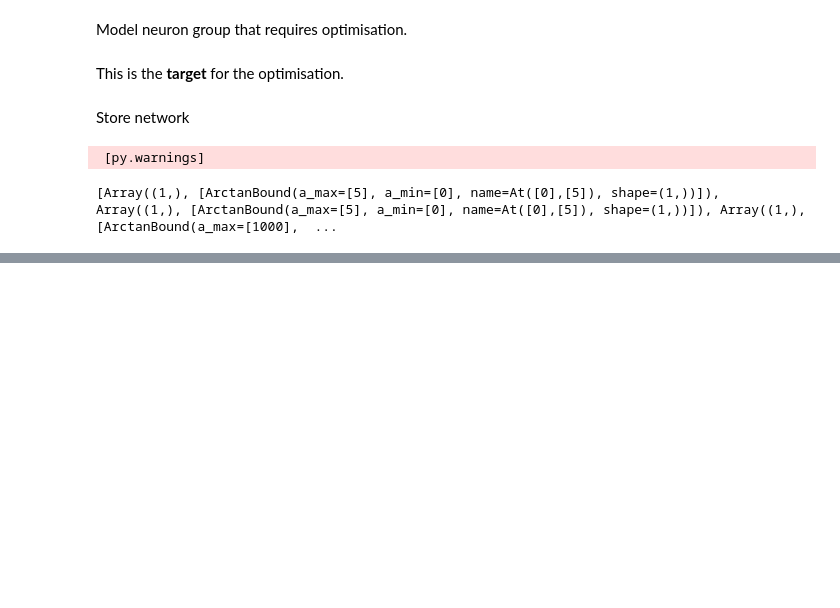
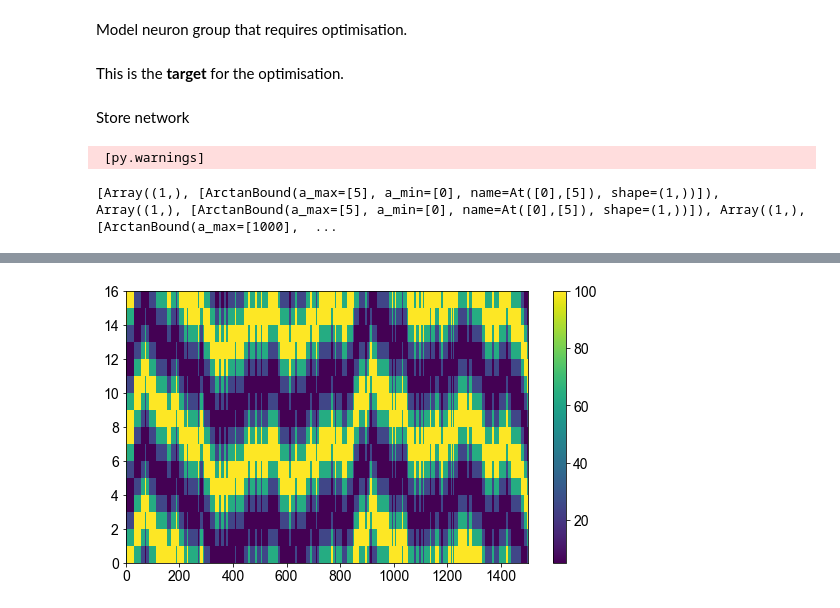
Before and after one commit to filippoferrari/CX_Path_Integration, a Jupyter notebook: notebooks/parameters_tuning_gamma_factor.ipynb, the cells around one changed output, grey strips where cells are left out. Drawn from its saved outputs; the diff is of its cells as text; code cells hidden in the pictures; blank space fills up the shorter version.

```diff
--- a/notebooks/parameters_tuning_gamma_factor.ipynb
+++ b/notebooks/parameters_tuning_gamma_factor.ipynb
@@ -165,0 +225,7 @@ Candidate(args=(2.2607544874580032, 2.293116352177294, 284.7926912211878, 342.76
+# %%
+plt.figure(figsize=(9,5))
+plt.pcolormesh(headings.T)
+plt.colorbar()
+plt.show()
+# %% [output]
+[figure, added]
```
Also changed, not shown: parts of 17 cells of this notebook, 5 other files.
